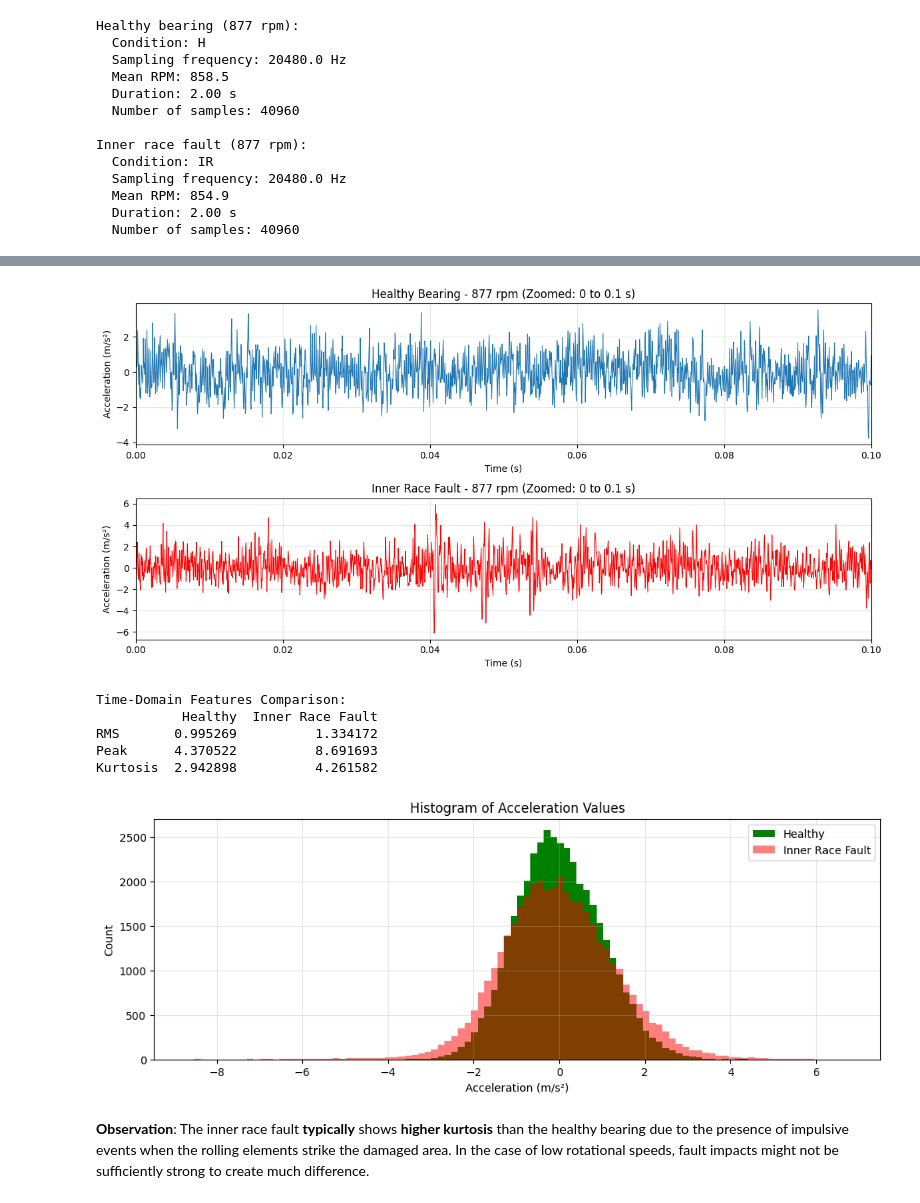
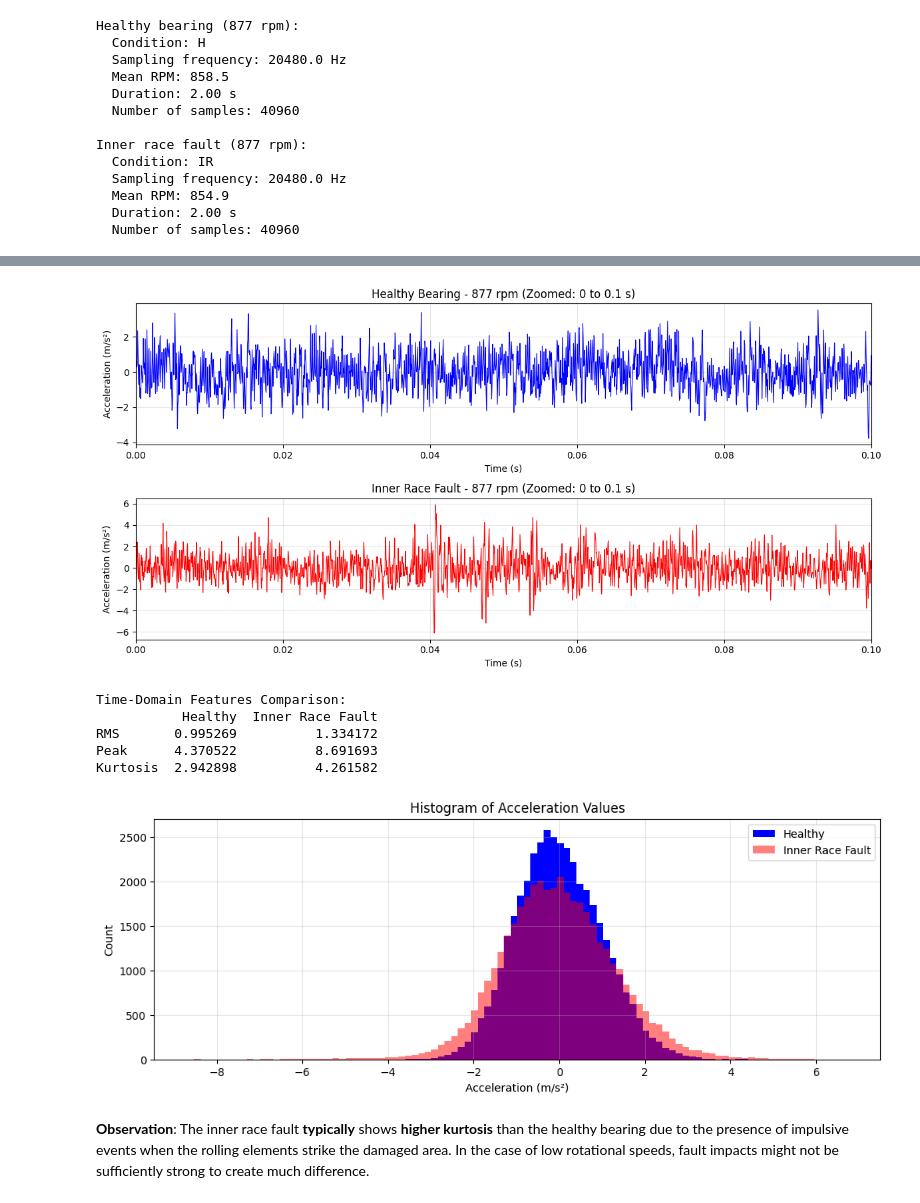
Before and after one commit to lgiraudo/Bearing-Fault-Diagnosis, a Jupyter notebook: content/BearingFaultDiagnosis.ipynb, the cells around one changed output, grey strips where cells are left out. Cells and saved outputs as stored; diff of their text form; code cells hidden in the pictures.

```diff
--- a/content/BearingFaultDiagnosis.ipynb
+++ b/content/BearingFaultDiagnosis.ipynb
@@ -529,7 +532,7 @@ idx_ir = np.where(data_ir['time_acc'] <= zoom_duration)[0]
 fig, axes = plt.subplots(2, 1, figsize=(12, 6))
 
 # Healthy (zoomed)
-axes[0].plot(data_h['time_acc'][idx_h], data_h['acc_m_s2'][idx_h], linewidth=0.8)
+axes[0].plot(data_h['time_acc'][idx_h], data_h['acc_m_s2'][idx_h], linewidth=0.8,color='blue')
 axes[0].set_xlim(0, zoom_duration)
 axes[0].set_title(f"Healthy Bearing - 877 rpm (Zoomed: 0 to {zoom_duration} s)")
 axes[0].set_xlabel("Time (s)")
@@ -547,7 +550,7 @@ axes[1].grid(True, alpha=0.3)
 plt.tight_layout()
 plt.show()
 # %% [output]
-[figure, old version]
+[figure, new version]
 # %%
 # Compute time-domain features
 features_h = simple_time_features(data_h['acc_m_s2'])
@@ -557,35 +560,35 @@ features_ir = simple_time_features(data_ir['acc_m_s2'])
 df_features = pd.DataFrame({
     'Healthy': features_h,
     'Inner Race Fault': features_ir
 })
 
 print("Time-Domain Features Comparison:")
 print(df_features)
 
 
 x_h  = data_h['acc_m_s2']
 x_ir = data_ir['acc_m_s2']
 
 bins = np.linspace(min(x_h.min(), x_ir.min()),
                    max(x_h.max(), x_ir.max()),
                    101)  # 100 bins -> 101 edges
 
-plt.hist(x_h,  bins=bins, alpha=1.0, label='Healthy',         color='green')
+plt.hist(x_h,  bins=bins, alpha=1.0, label='Healthy',         color='blue')
 plt.hist(x_ir, bins=bins, alpha=0.5, label='Inner Race Fault', color='red')
 
 plt.title("Histogram of Acceleration Values")
 plt.xlabel("Acceleration (m/s²)")
 plt.ylabel("Count")
 plt.legend()
 plt.grid(True, alpha=0.3)
 plt.show()
 # %% [output]
 Time-Domain Features Comparison:
            Healthy  Inner Race Fault
 RMS       0.995269          1.334172
 Peak      4.370522          8.691693
 Kurtosis  2.942898          4.261582
-[figure, old version]
+[figure, new version]
 # %% [markdown]
 **Observation**: The inner race fault **typically** shows **higher kurtosis** than the healthy bearing due to the presence of impulsive events when the rolling elements strike the damaged area.
 In the case of low rotational speeds, fault impacts might not be sufficiently strong to create much difference.
```
Also changed, not shown: parts of 17 cells of this notebook, 1 other file.
